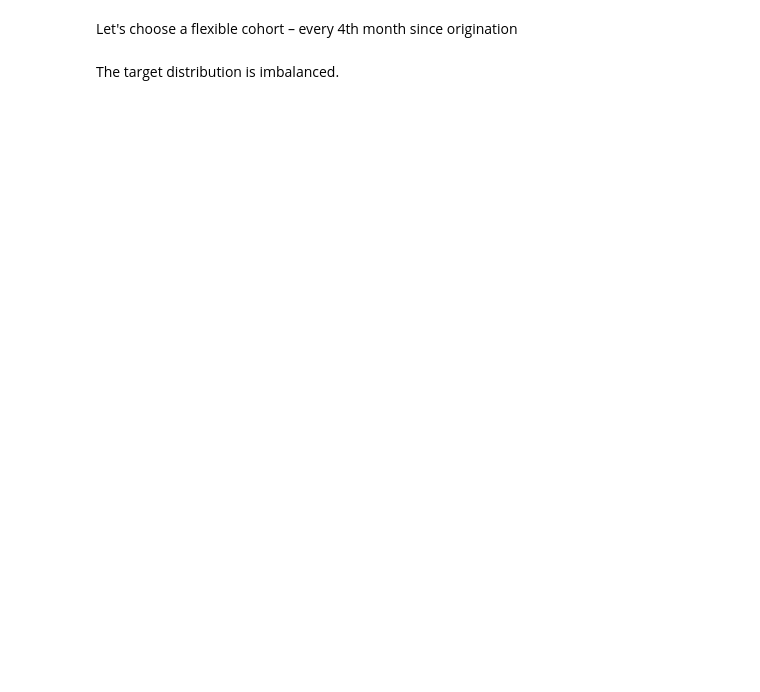
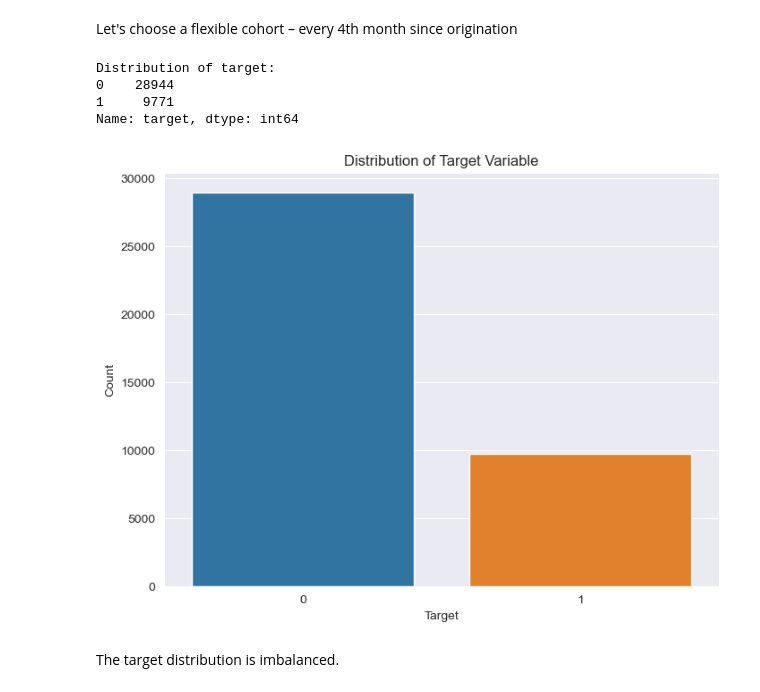
Before and after one commit to MaksimObukhov/pd_scorecard, a Jupyter notebook: main.ipynb, the cells around one changed output. Drawn from its saved outputs; the diff is of its cells as text; code cells hidden in the pictures; blank space fills up the shorter version.

```diff
--- a/main.ipynb
+++ b/main.ipynb
@@ -328,16 +344,24 @@ plt.show()
 # %% [markdown]
 Let's choose a flexible cohort – every 4th month since origination
 # %%
-df_train = df_dev[df_dev['month_since_orig'] == 3]
-df_train.drop(columns=[''], inplace=True)
+df_dev = df_dev[df_dev['month_since_orig'] == 3]
+
+# Drop columns that we don't need anymore
+df_dev.drop(columns=['id', 'time', 'orig_time', 'first_time', 'mat_time', 'default_time', 'payoff_time', 'status_time', 'calendar_month', 'month_since_orig'], inplace=True)
 # %%
-print("Distribution of target:", df_train['target'].value_counts(), sep='\n')
+print("Distribution of target:", df_dev['target'].value_counts(), sep='\n')
 
 plt.figure(figsize=(8, 6))
-sns.countplot(x='target', data=df_train)
+sns.countplot(x='target', data=df_dev)
 plt.title('Distribution of Target Variable')
 plt.xlabel('Target')
 plt.ylabel('Count')
 plt.show()
+# %% [output]
+Distribution of target:
+0    28944
+1     9771
+Name: target, dtype: int64
+[figure, added]
 # %% [markdown]
 The target distribution is imbalanced.
```
Also changed, not shown: parts of 8 cells of this notebook.
